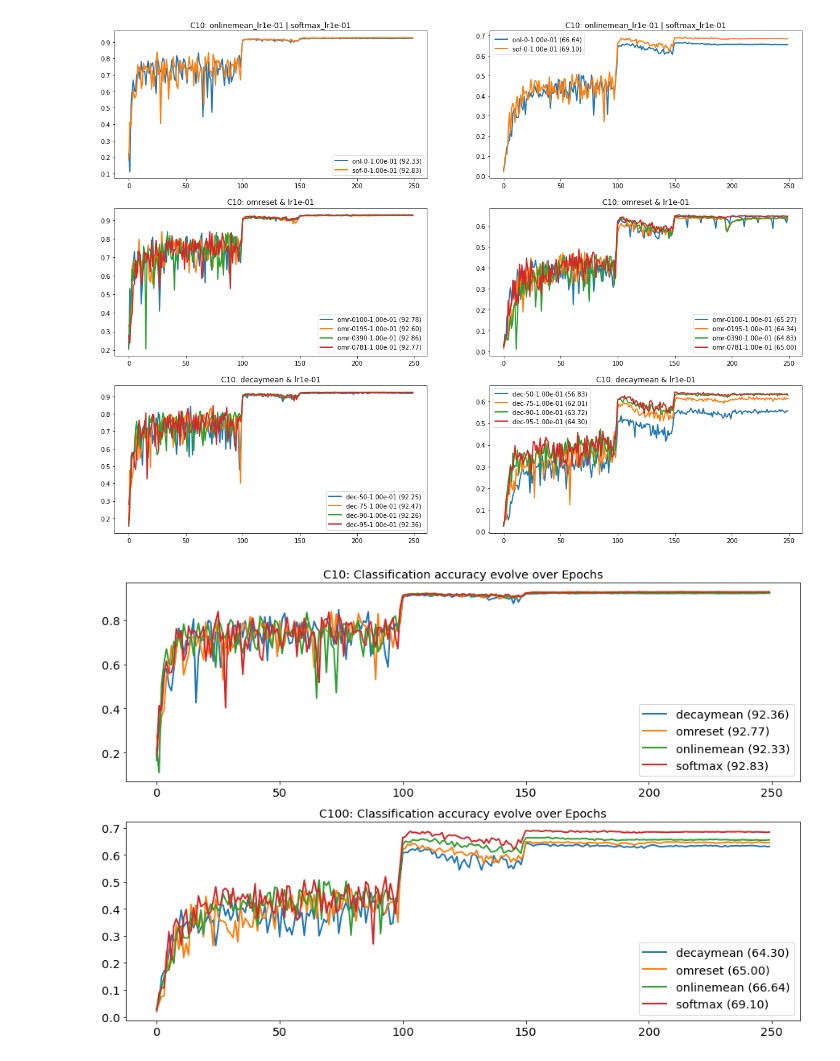
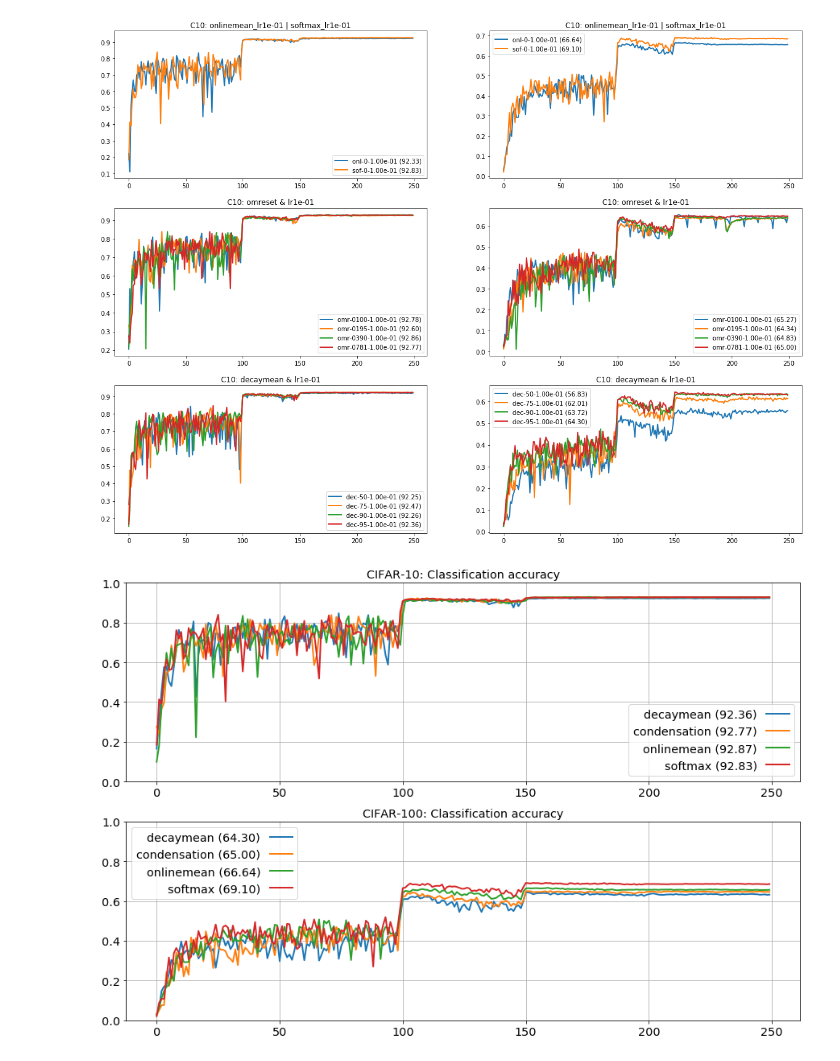
Before and after one commit to tmensink/deepncm, a Jupyter notebook: figs/deepncm_overview.ipynb, the cells around one changed output. Cells and saved outputs as stored; diff of their text form; code cells hidden in the pictures.

Commit message:
TM: Changed legends of figures

```diff
--- a/figs/deepncm_overview.ipynb
+++ b/figs/deepncm_overview.ipynb
@@ -34,24 +34,28 @@ def get_results(d='cifar10',e="eval/"):
             p  = name.split('_')[1]
             lr = name.split('_')[2]
 
+        if n == 'omreset':
+            n = 'condensation'
+
         x = EventAccumulator(path=expfile)
         x.Reload()
 
         acc = np.asarray([(s.step, s.value) for s in x.Scalars('accuracy')])
         A   = np.zeros((_EPOCH,2))
-        A[0:acc.shape[0],:] = acc
+        A[0:min(_EPOCH,acc.shape[0]),:] = acc[0:min(_EPOCH,acc.shape[0]),:]
 
         k = "mcmdistance"
         if k in x.Tags()['scalars']:
             rmd = np.asarray([(s.step, s.value) for s in x.Scalars(k)])
             R   = np.zeros((_EPOCH,2))
-            R[0:rmd.shape[0],:] = rmd
+            R[0:min(_EPOCH,rmd.shape[0]),:] = rmd[0:min(_EPOCH,rmd.shape[0]),:]
+
 
         else:
             rmd = np.zeros((1,1))
             R   = None
 
-        print ("%8s | %10s | %5s | %7s | (%3d %1d) (%3d %1d) | %s" %(d,n,p,lr,acc.shape[0],acc.shape[1],rmd.shape[0],rmd.shape[1],name))
+        print ("%8s | %10s | %5s | %7s | (%4d %1d) (%4d %1d) | %s" %(d,n,p,lr,acc.shape[0],acc.shape[1],rmd.shape[0],rmd.shape[1],name))
         rdict[name] = {'name':n,'par':p,'lr':float(lr[2:]),'acc':A,'rmd':R}
 
     return rdict
@@ -79,7 +83,7 @@ def get_plot_keys(rdict,m,opp):
 
 def plot_results(X,Y,L,tStr):
     plt.plot(X,Y,linewidth=2.0)
-    plt.legend(L)
+    leg = plt.legend(L,markerfirst=False)
     plt.title(tStr)
 
 def plot_results_rmd(rdict=None,m=["onlinemean"],opp="|",tStr=""):
@@ -91,13 +95,15 @@ def plot_results_rmd(rdict=None,m=["onlinemean"],opp="|",tStr=""):
     L = ["%3s-%s-%5.2e" %(rdict[i]['name'][0:3],rdict[i]['par'][1:],rdict[i]['lr']) for i in s]
     plot_results(X,Y,L,tStr+t)
 
-def plot_results_acc(rdict=None,m=["onlinemean"],opp="|",tStr=""):
+def plot_results_acc(rdict=None,m=["onlinemean"],opp="|",tStr="",lDetails=True):
     s,t = get_plot_keys(rdict,m,opp)
 
     Y = np.concatenate([rdict[i]['acc'][:,1] for i in s]).reshape([-1,250]).transpose()
     X = np.arange(0,_EPOCH)
-    #L = ["%3s-%s-%5.2e (%5.2f)" %(rdict[i]['name'][0:3],rdict[i]['par'][1:],rdict[i]['lr'], 100*rdict[i]['acc'][:,1].max()) for i in s]
-    L = ["%s (%5.2f)" %(rdict[i]['name'], 100*rdict[i]['acc'][:,1].max()) for i in s]
+    if lDetails:
+        L = ["%3s-%s-%5.2e (%5.2f)" %(rdict[i]['name'][0:3],rdict[i]['par'][1:],rdict[i]['lr'], 100*rdict[i]['acc'][:,1].max()) for i in s]
+    else:
+        L = ["%s (%5.2f)" %(rdict[i]['name'], 100*rdict[i]['acc'][:,1].max()) for i in s]
     plot_results(X,Y,L,tStr+t)
 # %%
 c10dict = get_results(d='cifar10')
@@ -170,23 +176,27 @@ plt.show()
 # %%
 m = ["softmax_lr1e-01","onlinemean_lr1e-01","decaymean_d95_lr1e-01","omreset_r0781_lr1e-01"]
 import matplotlib.pylab as pylab
 params = {'legend.fontsize': 'x-large',
           'figure.figsize': (10, 5),
          'axes.labelsize': 'x-large',
          'axes.titlesize':'x-large',
          'xtick.labelsize':'x-large',
          'ytick.labelsize':'x-large'}
 pylab.rcParams.update(params)
 
 plt.figure(1,figsize=[15,10])
 plt.subplot(211)
-plot_results_acc(rdict=c10dict,m=m,opp="|",tStr="C10: Classification accuracy evolve over Epochs")
+plot_results_acc(rdict=c10dict,m=m,opp="|",tStr="CIFAR-10: Classification accuracy",lDetails=False)
+plt.grid()
+plt.ylim(0,1)
 plt.subplot(212)
-plot_results_acc(rdict=c100dict,m=m,opp="|",tStr="C100: Classification accuracy evolve over Epochs")
+plot_results_acc(rdict=c100dict,m=m,opp="|",tStr="CIFAR-100: Classification accuracy",lDetails=False)
+plt.grid()
+plt.ylim(0,1)
 plt.savefig("./exp_cifar_best.pdf",dpi=250,bbox_inches="tight",pad_inches=0.1,transparent=False,facecolor='w')
 plt.show()
 # %% [output]
-[figure, old version]
+[figure, new version]
 # %%
 m = ["onlinemean_lr1e-01","decaymean_d90_lr1e-01","omreset_r0390_lr1e-01"]
 plot_results_rmd(rdict=c10train,m=m,opp="|",tStr="C10: Relative Mean Distance ")
```
Also changed, not shown: parts of 2 cells of this notebook, 5 other files.
